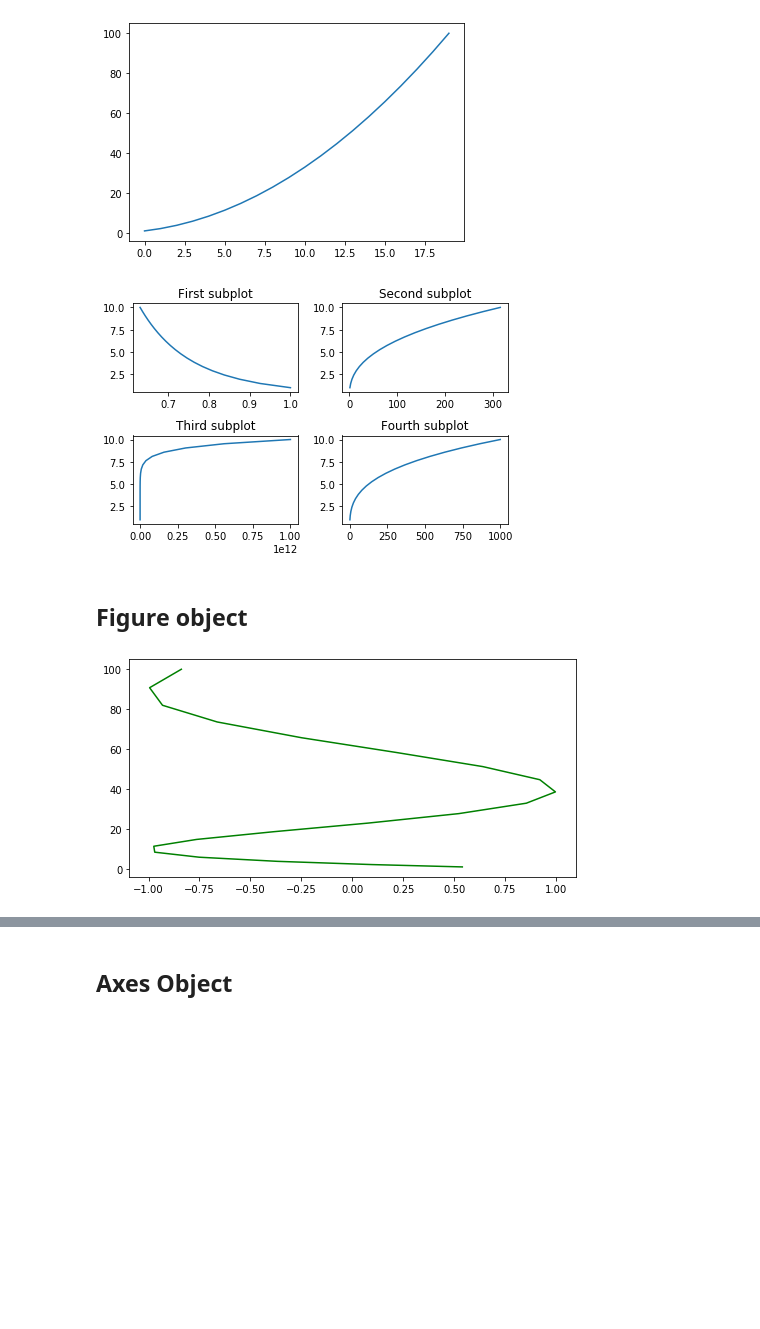
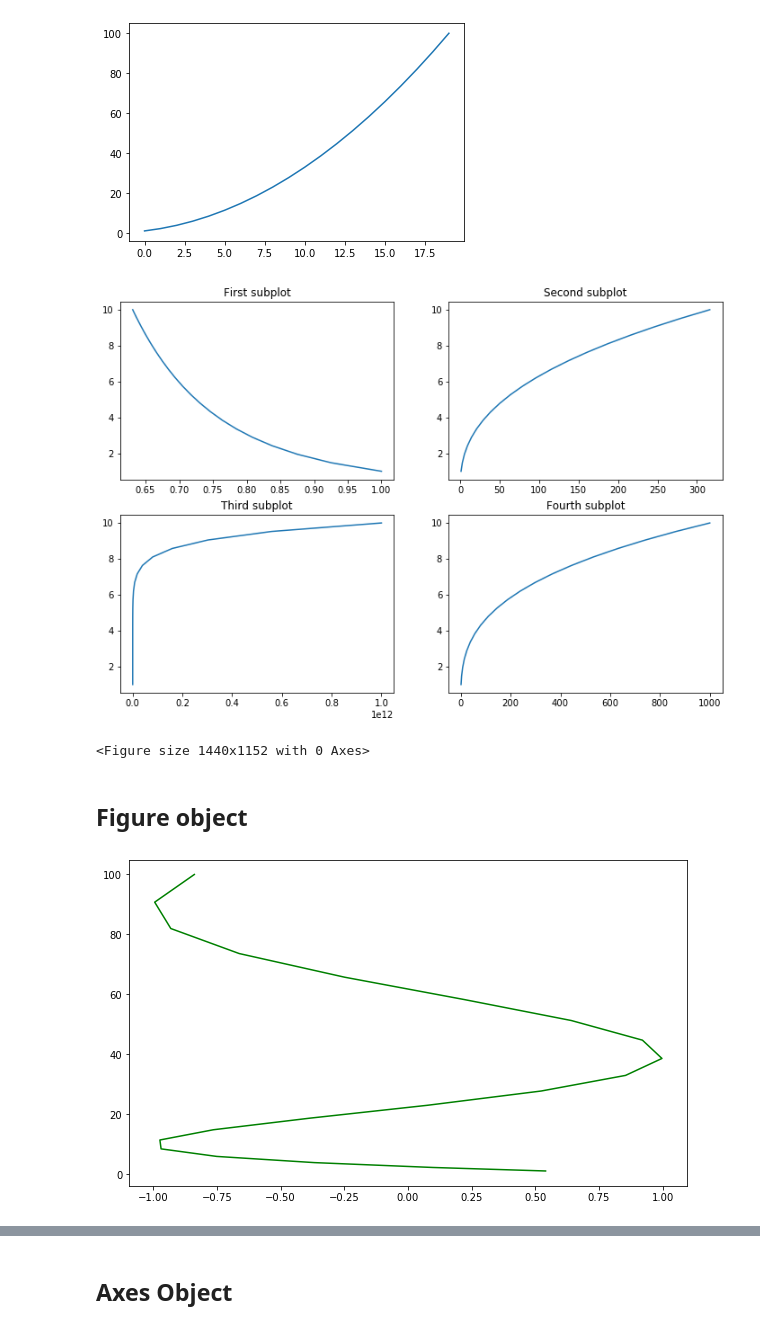
Before and after one commit to JeffWang0325/Python-Data-Science-Application-Development, a Jupyter notebook: class_08/00_matplotlib.ipynb, the cells around one changed output, grey strips where cells are left out. Drawn from its saved outputs; the diff is of its cells as text; code cells hidden in the pictures; blank space fills up the shorter version.

```diff
--- a/class_08/00_matplotlib.ipynb
+++ b/class_08/00_matplotlib.ipynb
@@ -164,36 +207,38 @@ plt.show()
 # %%
 # create subplot of 2 rows and 2 columns
 fig, ax = plt.subplots(2, 2)
 
-# icrease the figure size
-# plt.rcParams['figure.figsize'] = [10, 6]
+# increase the figure size
+# plt.rcParams['figure.figsize'] = [12, 8]
+plt.figure(figsize=(20, 16))
 
 ax[0, 0].plot(x**-0.2, x)
 ax[0, 0].set_title('First subplot')
 
 ax[0, 1].plot(x**2.5, x)
 ax[0, 1].set_title('Second subplot')
 
 ax[1, 0].plot(x**12, x)
 ax[1, 0].set_title('Third subplot')
 
 ax[1, 1].plot(x**3, x)
 ax[1, 1].set_title('Fourth subplot')
 
 # give proper spacing between the subplot
 plt.tight_layout()
 plt.show()
 # %% [output]
-[figure, old version]
+[figure, new version]
+<Figure size 1440x1152 with 0 Axes>
 # %% [markdown]
 ## Figure object
 # %%
-# careate a figure object and name it as fig
-fig = plt.figure(figsize=(8, 4))
+# create a figure object and name it as fig
+fig = plt.figure(figsize=(10, 6))
 
 # plot the figure
-plt.plot(np.cos(x),y, c='g')
+plt.plot(np.cos(x), y, c='g')
 plt.show()
 # %% [output]
-[figure, old version]
+[figure, new version]
 # %%
```
Also changed, not shown: parts of 40 cells of this notebook, 3 other files.
